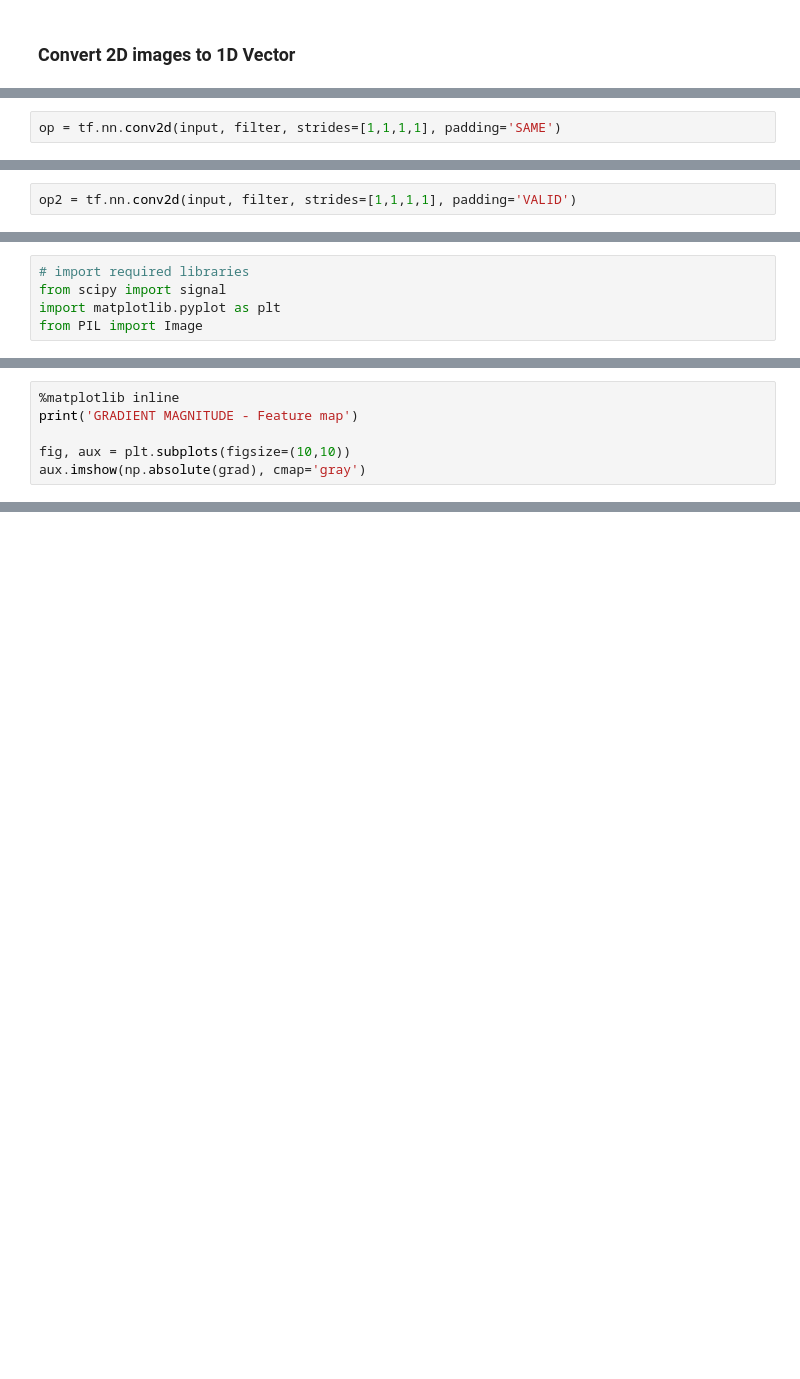
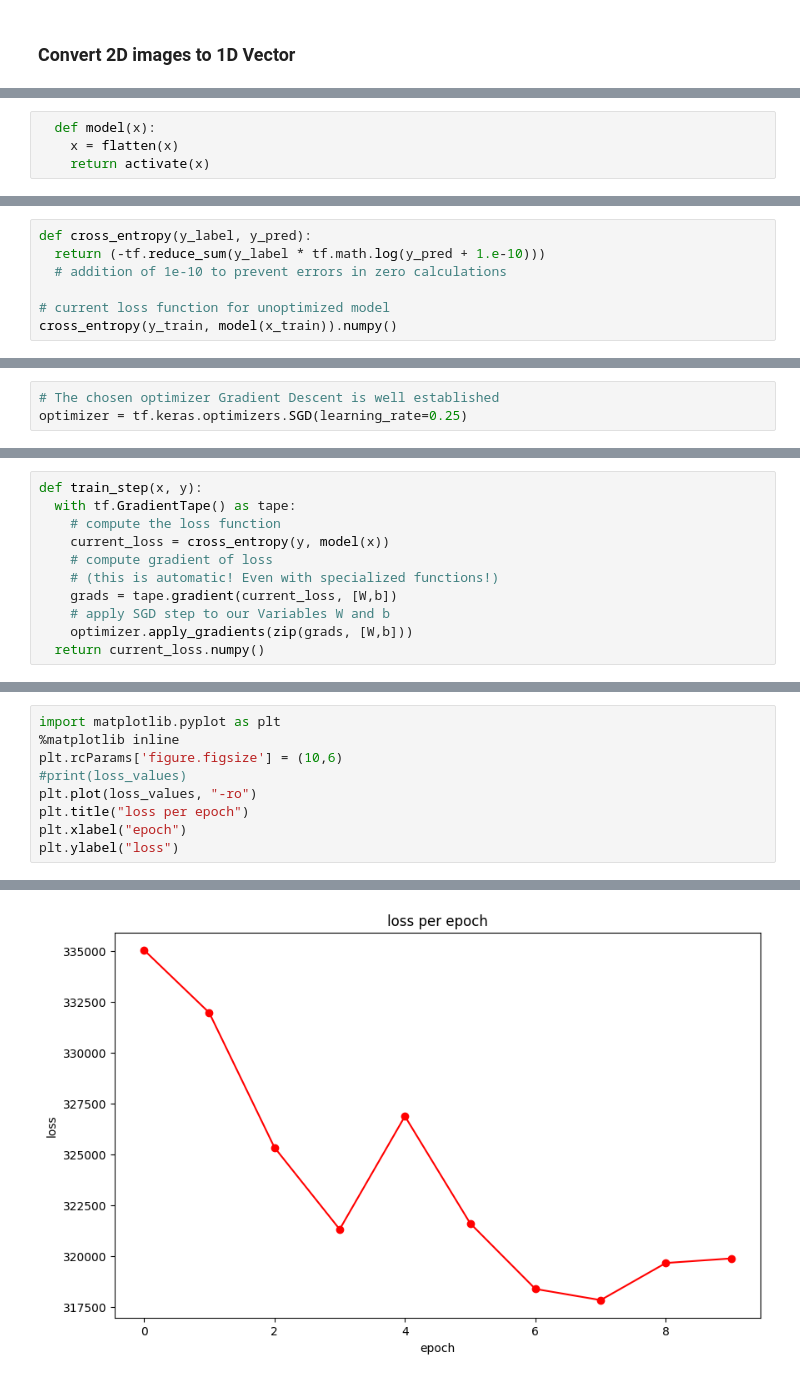
Before and after one commit to candy-hkuk/PGC-AIML, a Jupyter notebook: Course4/course4_lab2.2.ipynb, the cells around one changed output, grey strips where cells are left out. Saved outputs shown, nothing was run; the diff lists cells and outputs as text; blank space fills up the shorter version.

Commit message:
Update CNN Model

```diff
--- a/Course4/course4_lab2.2.ipynb
+++ b/Course4/course4_lab2.2.ipynb
@@ -144,3 +128,5 @@ If we were to process with zero padding in 'SAME' mode:
 # %%
-op = tf.nn.conv2d(input, filter, strides=[1,1,1,1], padding='SAME')
+  def model(x):
+    x = flatten(x)
+    return activate(x)
 # %% [markdown]
@@ -148,2 +138,7 @@ If we were to process without zero padding in 'VALID' mode:
 # %%
-op2 = tf.nn.conv2d(input, filter, strides=[1,1,1,1], padding='VALID')
+def cross_entropy(y_label, y_pred):
+  return (-tf.reduce_sum(y_label * tf.math.log(y_pred + 1.e-10)))
+  # addition of 1e-10 to prevent errors in zero calculations
+
+# current loss function for unoptimized model
+cross_entropy(y_train, model(x_train)).numpy()
@@ -161,0 +149,3 @@ print(op2.numpy())
+# %%
+# The chosen optimizer Gradient Descent is well established
+optimizer = tf.keras.optimizers.SGD(learning_rate=0.25)
@@ -162,6 +154,12 @@ print(op2.numpy())
 # %%
-# import required libraries
-from scipy import signal
-import matplotlib.pyplot as plt
-from PIL import Image
+def train_step(x, y):
+  with tf.GradientTape() as tape:
+    # compute the loss function
+    current_loss = cross_entropy(y, model(x))
+    # compute gradient of loss
+    # (this is automatic! Even with specialized functions!)
+    grads = tape.gradient(current_loss, [W,b])
+    # apply SGD step to our Variables W and b
+    optimizer.apply_gradients(zip(grads, [W,b]))
+  return current_loss.numpy()
 # %% [markdown]
@@ -198,6 +233,10 @@ Generate a feature map
 # %%
+import matplotlib.pyplot as plt
 %matplotlib inline
-print('GRADIENT MAGNITUDE - Feature map')
-
-fig, aux = plt.subplots(figsize=(10,10))
-aux.imshow(np.absolute(grad), cmap='gray')
+plt.rcParams['figure.figsize'] = (10,6)
+#print(loss_values)
+plt.plot(loss_values, "-ro")
+plt.title("loss per epoch")
+plt.xlabel("epoch")
+plt.ylabel("loss")
+# %% [output]
@@ -203,0 +244 @@ aux.imshow(np.absolute(grad), cmap='gray')
+[figure, added]
```
Also changed, not shown: parts of 82 cells of this notebook.
